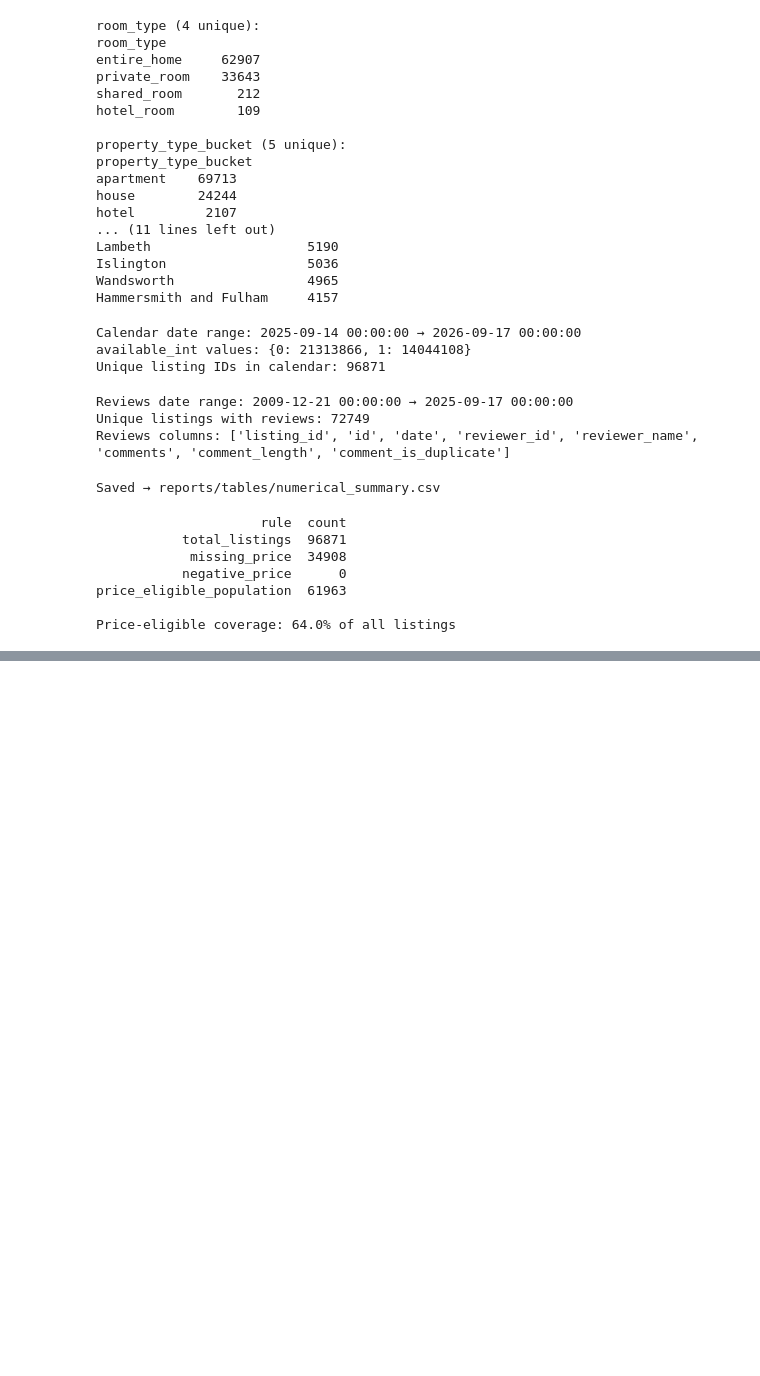
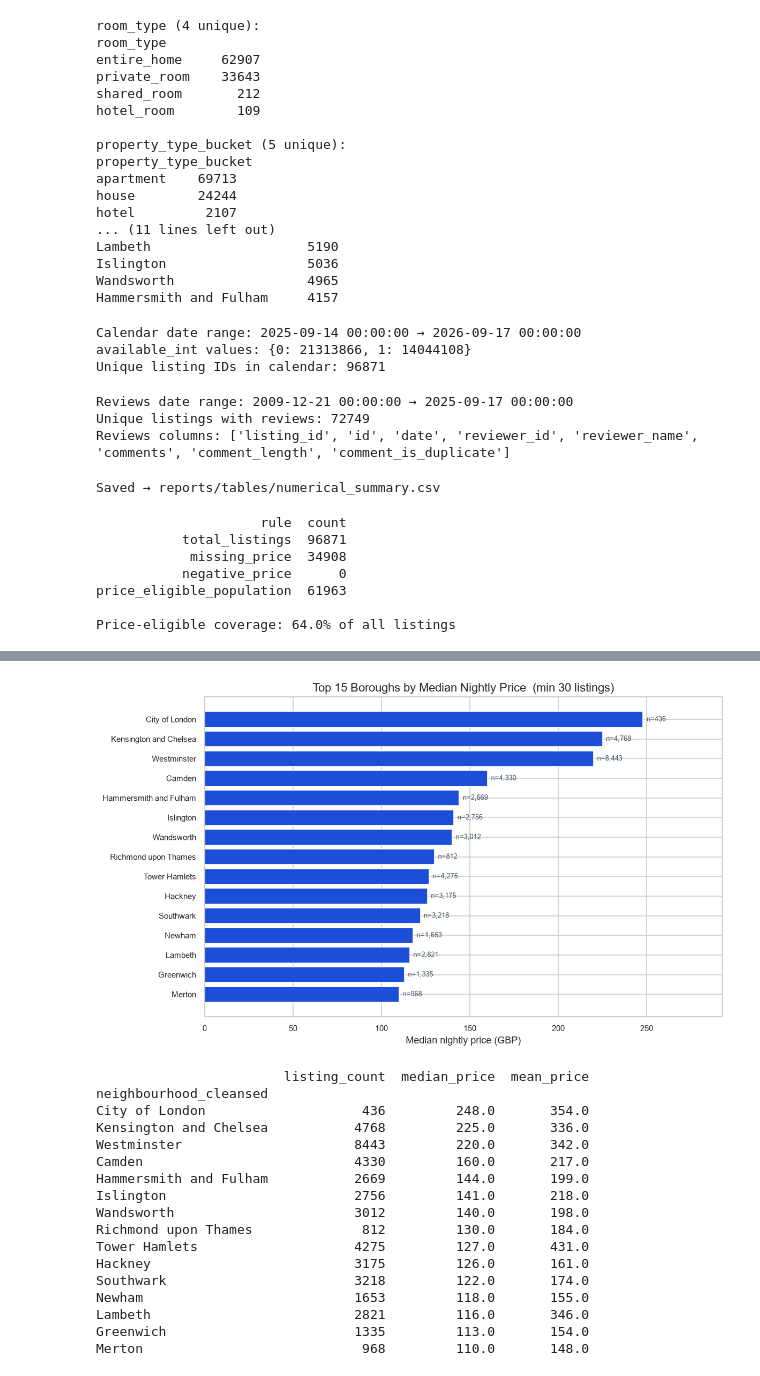
Before and after one commit to bavikaranyogeswaran/Airbnb-Multi-City-Data-Pipeline, a Jupyter notebook: notebooks/03_exploratory_data_analysis.ipynb, the cells around one changed output, grey strips where cells are left out. Saved outputs shown, nothing was run; the diff lists cells and outputs as text; code cells hidden in the pictures; blank space fills up the shorter version.

```diff
--- a/notebooks/03_exploratory_data_analysis.ipynb
+++ b/notebooks/03_exploratory_data_analysis.ipynb
@@ -246,0 +392,50 @@ Price-eligible coverage: 64.0% of all listings
+# %%
+# ── Chart 5 — Median price by neighbourhood (top 15) ─────────────────────────
+# Minimum 30 listings per borough before ranking, so small-sample boroughs
+# don't distort the comparison.
+
+neigh_price = (
+    eda.groupby("neighbourhood_cleansed")["price_numeric"]
+    .agg(listing_count="count", median_price="median", mean_price="mean")
+    .query("listing_count >= 30")
+    .sort_values("median_price", ascending=True)   # ascending for horizontal bar
+    .tail(15)                                       # top 15 by median
+    .round(0)
+)
+neigh_price.to_csv(TABLES / "price_by_neighbourhood.csv")
+
+fig, ax = plt.subplots(figsize=(10, 6))
+bars = ax.barh(neigh_price.index, neigh_price["median_price"], color="#1d4ed8")
+
+# Label each bar with the listing count so the reader can judge reliability
+for bar, (_, row) in zip(bars, neigh_price.iterrows()):
+    ax.text(bar.get_width() + 2, bar.get_y() + bar.get_height() / 2,
+            f"n={int(row['listing_count']):,}", va="center", fontsize=8, color="#475569")
+
+ax.set_title("Top 15 Boroughs by Median Nightly Price  (min 30 listings)")
+ax.set_xlabel("Median nightly price (GBP)")
+ax.set_xlim(0, neigh_price["median_price"].max() * 1.18)
+plt.tight_layout()
+plt.savefig(FIGS / "04_median_price_by_neighbourhood.png", dpi=150, bbox_inches="tight")
+plt.show()
+
+print(neigh_price.sort_values("median_price", ascending=False).to_string())
+# %% [output]
+[figure, added]
+                        listing_count  median_price  mean_price
+neighbourhood_cleansed
+City of London                    436         248.0       354.0
+Kensington and Chelsea           4768         225.0       336.0
+Westminster                      8443         220.0       342.0
+Camden                           4330         160.0       217.0
+Hammersmith and Fulham           2669         144.0       199.0
+Islington                        2756         141.0       218.0
+Wandsworth                       3012         140.0       198.0
+Richmond upon Thames              812         130.0       184.0
+Tower Hamlets                    4275         127.0       431.0
+Hackney                          3175         126.0       161.0
+Southwark                        3218         122.0       174.0
+Newham                           1653         118.0       155.0
+Lambeth                          2821         116.0       346.0
+Greenwich                        1335         113.0       154.0
+Merton                            968         110.0       148.0
```
Also changed, not shown: parts of 7 cells of this notebook, 11 other files.
